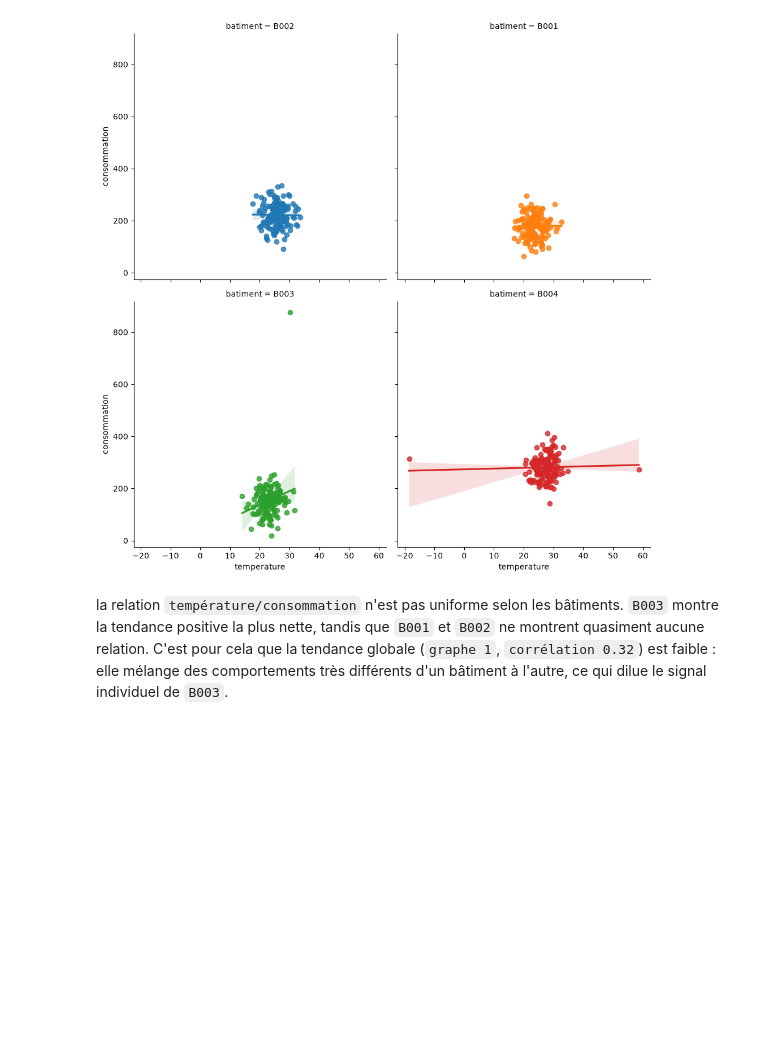
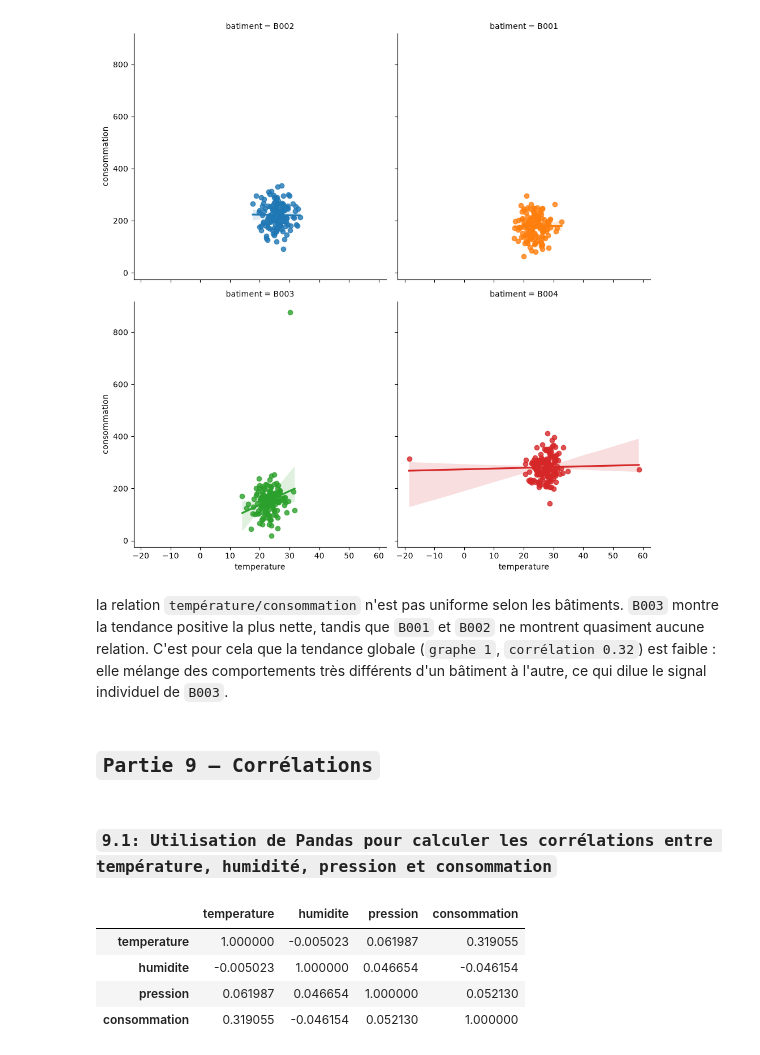
Before and after one commit to Alassanee/atelier_seaborn_iot, a Jupyter notebook: notebooks/atelier_seaborn_iot.ipynb, the cells around one changed output. Saved outputs shown, nothing was run; the diff lists cells and outputs as text; code cells hidden in the pictures; blank space fills up the shorter version.

```diff
--- a/notebooks/atelier_seaborn_iot.ipynb
+++ b/notebooks/atelier_seaborn_iot.ipynb
@@ -457,3 +457,16 @@ tandis que `B001` et `B002` ne montrent quasiment aucune relation. C'est
 pour cela que la tendance globale (`graphe 1`, `corrélation 0.32`) est
 faible : elle mélange des comportements très différents d'un bâtiment
 à l'autre, ce qui dilue le signal individuel de `B003`.
+# %% [markdown]
+## `Partie 9 – Corrélations`
+# %% [markdown]
+### `9.1: Utilisation de Pandas pour calculer les corrélations entre température, humidité, pression et consommation`
+# %%
+correlation = df.corr(numeric_only=True)
+correlation
+# %% [output]
+|  | temperature | humidite | pression | consommation |
+| temperature | 1.000000 | -0.005023 | 0.061987 | 0.319055 |
+| humidite | -0.005023 | 1.000000 | 0.046654 | -0.046154 |
+| pression | 0.061987 | 0.046654 | 1.000000 | 0.052130 |
+| consommation | 0.319055 | -0.046154 | 0.052130 | 1.000000 |
```
Also changed, not shown: parts of 3 cells of this notebook.
